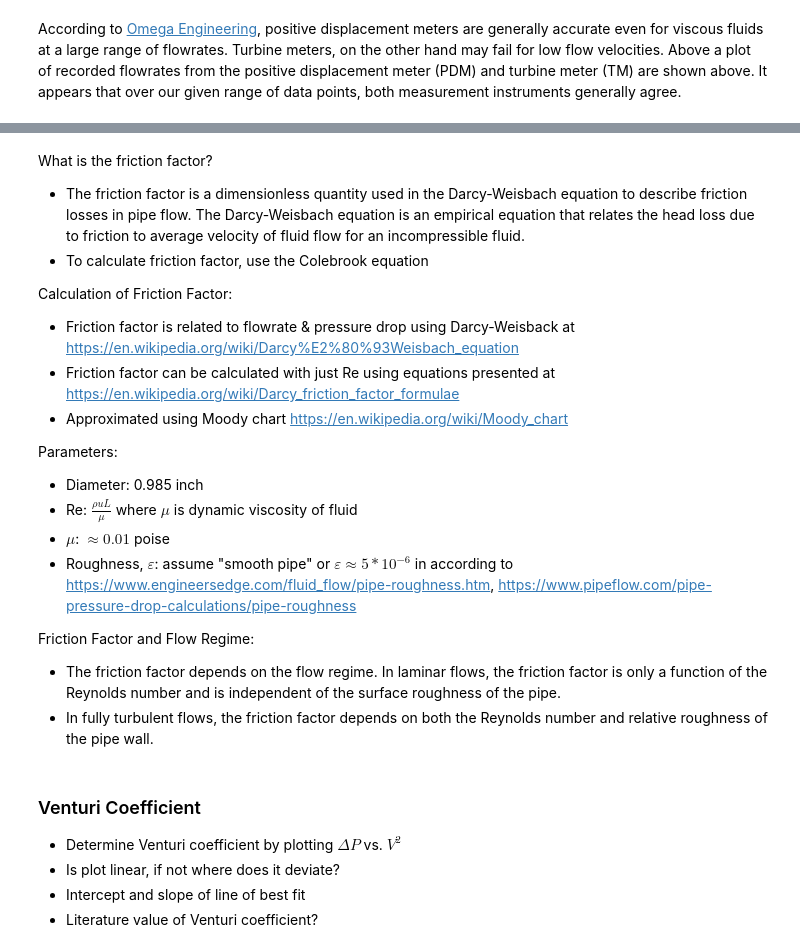
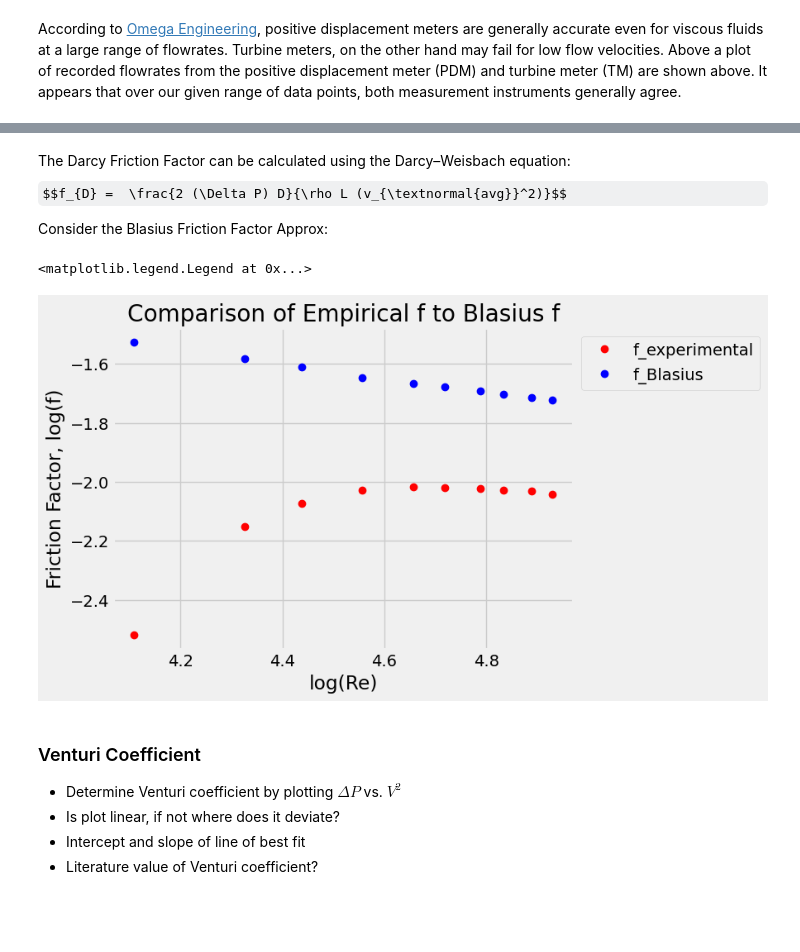
Before and after one commit to AshKuhlmann/CBE154, a Jupyter notebook: Flow Measurement - Data Analysis.ipynb, the cells around one changed output, grey strips where cells are left out. Cells and saved outputs as stored; diff of their text form; code cells hidden in the pictures; some formulas as TeX source; blank space fills up the shorter version.

```diff
--- a/Flow Measurement - Data Analysis.ipynb
+++ b/Flow Measurement - Data Analysis.ipynb
@@ -98,4 +105,5 @@ Above a plot of recorded flowrates from the positive displacement meter (PDM) an
 # %% [markdown]
+<!--
 What is the friction factor?
 - The friction factor is a dimensionless quantity used in the Darcy-Weisbach equation to describe friction losses in pipe flow. The Darcy-Weisbach equation is an empirical equation that relates the head loss due to friction to average velocity of fluid flow for an incompressible fluid.
 - To calculate friction factor, use the Colebrook equation
@@ -114,6 +122,38 @@ Parameters:
 Friction Factor and Flow Regime:
 - The friction factor depends on the flow regime. In laminar flows, the friction factor is only a function of the Reynolds number and is independent of the surface roughness of the pipe.
 - In fully turbulent flows, the friction factor depends on both the Reynolds number and relative roughness of the pipe wall.
+-->
+The Darcy Friction Factor can be calculated using the Darcy–Weisbach equation:
+$$f_{D} =  \frac{2 (\Delta P) D}{\rho L (v_{\textnormal{avg}}^2)}$$
+
+Consider the Blasius Friction Factor Approx:
+# %%
+# import the excel sheet
+friction_factors = pd.read_excel('P2_Friction_Factor.xlsx')
+# drop extraneous columns
+friction_factors = friction_factors.drop(["Experiment No.", "TDM", "Vol. Flow Rate [gpm]", "Vol. Flow Rate [m^3/s]",
+                      "Flow Velocity [m/s]", "Pressure Drop [PSI]", "Pressure Drop [Pa]"], axis=1)
+friction_factors = friction_factors.drop([0], axis=0)
+# rename columns
+friction_factors = friction_factors.rename(columns={'Re = rho*u*D/mu': 'Re', 'Friction Factor, f, experimental': 'f_experimental',
+                                                   'log(f), experimental': 'log(f)_experimental',
+                                                    'Friction Factor, f, estimated w/ Blasius': 'Blasius_f',
+                                                   'log(f), estimated w/ Blasius': 'log(f)_Blasius'})
+
+
+# Obtain the data
+x = friction_factors["log(Re)"].tolist()
+logf = friction_factors["log(f)_experimental"].tolist()
+logf_Blasius = friction_factors["log(f)_Blasius"].tolist()
+plt.plot(x, logf, color='red', marker='o', linestyle='')
+plt.plot(x, logf_Blasius, color='blue', marker='o', linestyle='')
+plt.ylabel('Friction Factor, log(f)')
+plt.xlabel('log(Re)')
+plt.title("Comparison of Empirical f to Blasius f")
+plt.legend(['f_experimental', 'f_Blasius'], bbox_to_anchor=(1.0, 1), loc='upper left')
+# %% [output]
+<matplotlib.legend.Legend at 0x...>
+[figure, added]
 # %% [markdown]
 ### Venturi Coefficient
 - Determine Venturi coefficient by plotting $\Delta P$ vs. $V^{2}$
```
Also changed, not shown: parts of 4 cells of this notebook, 1 other file.
